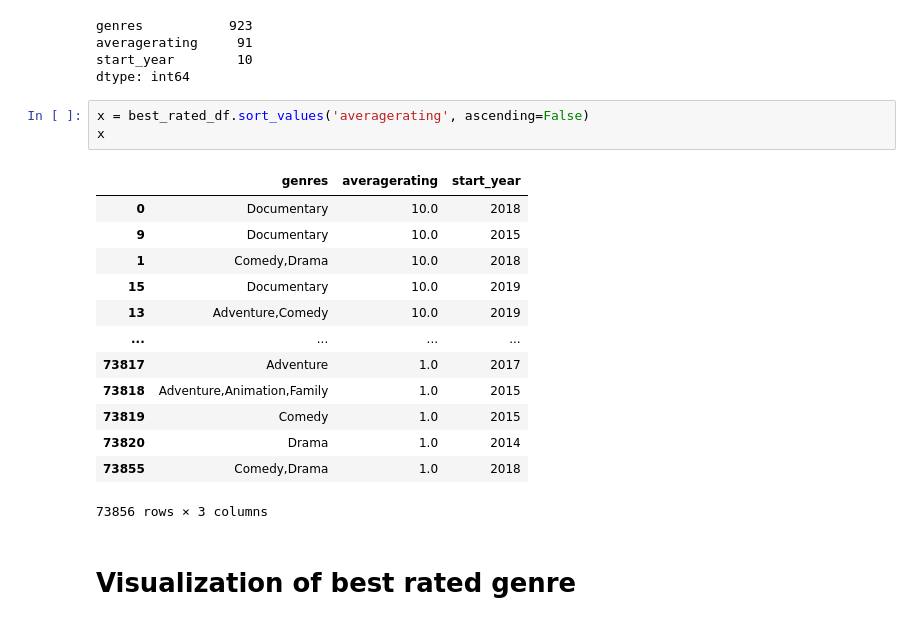
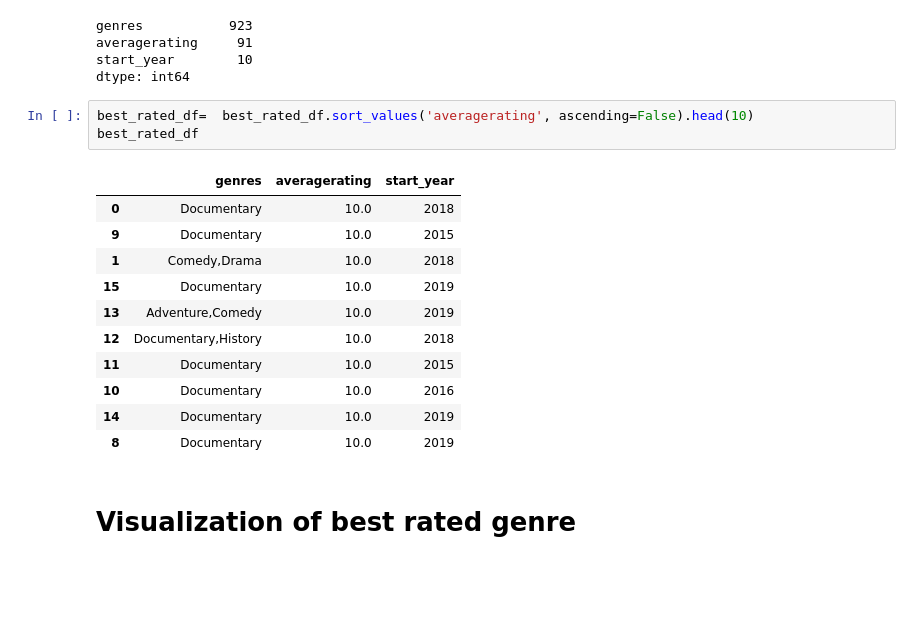
Before and after one commit to WendyMwiti/microsoft_movie_analysis, a Jupyter notebook: zippedData/Moviesmicrosoft.ipynb, the cells around one changed output. Saved outputs shown, nothing was run; the diff lists cells and outputs as text; blank space fills up the shorter version.

```diff
--- a/zippedData/Moviesmicrosoft.ipynb
+++ b/zippedData/Moviesmicrosoft.ipynb
@@ -280,22 +280,20 @@ averagerating     91
 start_year        10
 dtype: int64
 # %%
-x = best_rated_df.sort_values('averagerating', ascending=False)
-x
+best_rated_df=  best_rated_df.sort_values('averagerating', ascending=False).head(10)
+best_rated_df
 # %% [output]
 |  | genres | averagerating | start_year |
 | 0 | Documentary | 10.0 | 2018 |
 | 9 | Documentary | 10.0 | 2015 |
 | 1 | Comedy,Drama | 10.0 | 2018 |
 | 15 | Documentary | 10.0 | 2019 |
 | 13 | Adventure,Comedy | 10.0 | 2019 |
-| ... | ... | ... | ... |
-| 73817 | Adventure | 1.0 | 2017 |
-| 73818 | Adventure,Animation,Family | 1.0 | 2015 |
-| 73819 | Comedy | 1.0 | 2015 |
-| 73820 | Drama | 1.0 | 2014 |
-| 73855 | Comedy,Drama | 1.0 | 2018 |
+| 12 | Documentary,History | 10.0 | 2018 |
+| 11 | Documentary | 10.0 | 2015 |
+| 10 | Documentary | 10.0 | 2016 |
+| 14 | Documentary | 10.0 | 2019 |
+| 8 | Documentary | 10.0 | 2019 |
-73856 rows × 3 columns
 # %% [markdown]
 # Visualization of best rated genre
 # %%
```
Also changed, not shown: parts of 29 cells of this notebook.
